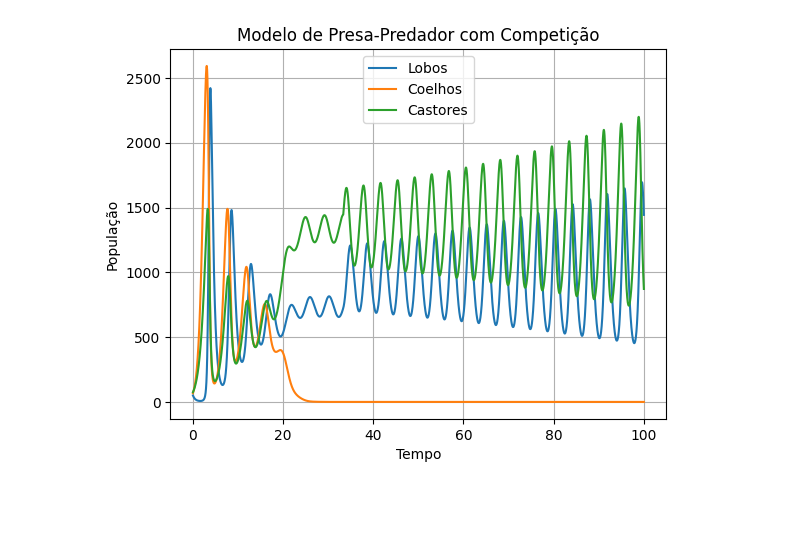
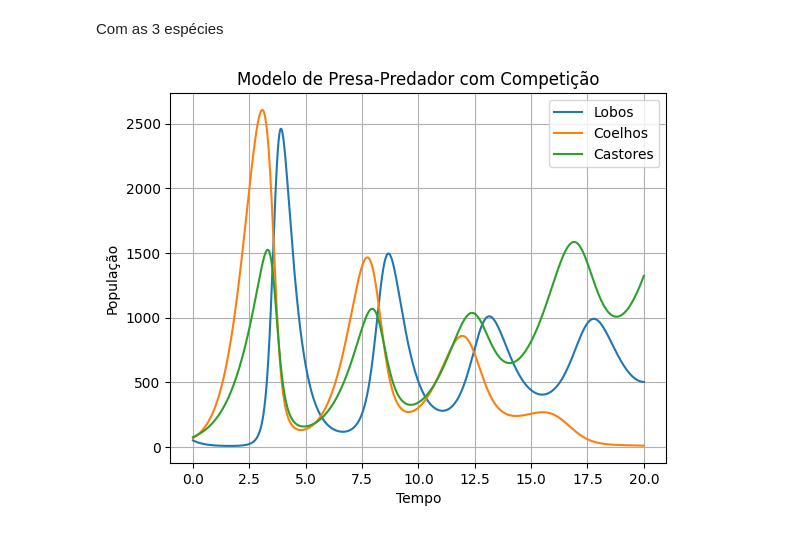
Before and after one commit to mavff/Lotka_Volterra_3_Species, a Jupyter notebook: Projeto_metodos.ipynb, the cells around one changed output. Saved outputs shown, nothing was run; the diff lists cells and outputs as text; code cells hidden in the pictures; blank space fills up the shorter version.

```diff
--- a/Projeto_metodos.ipynb
+++ b/Projeto_metodos.ipynb
@@ -0,0 +59,38 @@
+# %%
+# Parâmetros do modelo
+A, B, C, M, N, D, K, G, T = [1.3, 0.008, 0.0001, 1.1, 0.007, 0.003, 0.0015, 0.2, 0.2]
+# Condições iniciais
+# populações iniciais
+L0=53
+Clh0=67
+Cst0 =75
+T_total = 100# tempo total de simulação
+n_steps = 10000 # número de passos
+# %%
+def f1(L, Clh, Cst):  # para a presa Coelho e Competidor do Castor dClh/dt
+    return (A * Clh) - (B * Clh * L)  - (C * Clh * Cst)
+    #A = a taxa de crescimento dos Coelhos na ausência de predadores;
+    #B = a taxa de predação do Coelho pelo Lobo;
+    #C = a taxa de competição por recursos do Coelho com o Castor;
+def f2(L, Clh, Cst):  # para a presa Castor e Competidor do Coelho dCst/dt
+    return (M * Cst) - (N * Cst * L) - (C * Clh * Cst)
+    #M = a taxa de crescimento dos Castores na ausência de predadores;
+    #N = a taxa de predação do Castor pelo Lobo;
+    #C = a taxa de competição por recursos do Coelho com o Castor;
+def f3(L, Clh, Cst):  # para a Lobo dL/dt
+    return ((D * L * Clh) + (K * L * Cst)) - (G * L) - (T * L)
+    #D = a eficiência de conversão dos Coelhos em novos Lobos
+    #K = a eficiência de conversão dos Castores em novos lobos
+    #G = a taxa de mortalidade do Lobo na ausência de Coelhos
+# %%
+L = np.zeros(n_steps + 1)
+Clh = np.zeros(n_steps + 1)
+Cst = np.zeros(n_steps + 1)
+L[0], Clh[0], Cst[0] = L0, Clh0, Cst0
+
+# Simulação usando método de Euler
+dt = T_total / n_steps
+for k in range(n_steps):
+    L[k+1] = max(0, L[k] + dt * f3(L[k], Clh[k], Cst[k]))
+    Clh[k+1] = max(0, Clh[k] + dt * f1(L[k], Clh[k], Cst[k]))
+    Cst[k+1] = max(0, Cst[k] + dt * f2(L[k], Clh[k], Cst[k]))
@@ -1,3 +204,5 @@
+# %% [markdown]
+Com as 3 espécies
 # %%
 import numpy as np
 from matplotlib.pylab import *
@@ -27,36 +232,35 @@ def f3(L, Clh, Cst):  # para a Lobo dL/dt
 L0=50
 Clh0=67
 Cst0 =75
-T_total = 100# tempo total de simulação
-n_steps = 10000 # número de passos
+T_total = 20# tempo total de simulação
+n_steps = 1000 # número de passos
 
 # Inicialização dos arrays para armazenar os resultados
 L = np.zeros(n_steps + 1)
 Clh = np.zeros(n_steps + 1)
 Cst = np.zeros(n_steps + 1)
 L[0], Clh[0], Cst[0] = L0, Clh0, Cst0
 
 # Simulação usando método de Euler
 dt = T_total / n_steps
 for k in range(n_steps//3):
     L[k+1] = max(0, L[k] + dt * f3(L[k], Clh[k], Cst[k]))
     Clh[k+1] = max(0, Clh[k] + dt * f1(L[k], Clh[k], Cst[k]))
     Cst[k+1] = max(0, Cst[k] + dt * f2(L[k], Clh[k], Cst[k]))
 
-A, B, C, M, N,V, D, K, G, T = [1.64, 0.0018, 0.001, 1.4, 0.0015, 0.0001, 0.0018, 0.0015, 0.8, 1.2]
 for k in range(n_steps//3, n_steps):
     L[k+1] = max(0, L[k] + dt * f3(L[k], Clh[k], Cst[k]))
     Clh[k+1] = max(0, Clh[k] + dt * f1(L[k], Clh[k], Cst[k]))
     Cst[k+1] = max(0, Cst[k] + dt * f2(L[k], Clh[k], Cst[k]))
 # Plotando os resultados
 plt.plot(np.linspace(0, T_total, n_steps + 1), L, label='Lobos')
 plt.plot(np.linspace(0, T_total, n_steps + 1), Clh, label='Coelhos')
 plt.plot(np.linspace(0, T_total, n_steps + 1), Cst, label='Castores')
 plt.xlabel('Tempo')
 plt.ylabel('População')
 plt.title('Modelo de Presa-Predador com Competição')
 plt.legend()
 plt.grid(True)
 plt.show()
 # %% [output]
-[figure, old version]
+[figure, new version]
```
Also changed, not shown: parts of 20 cells of this notebook.
